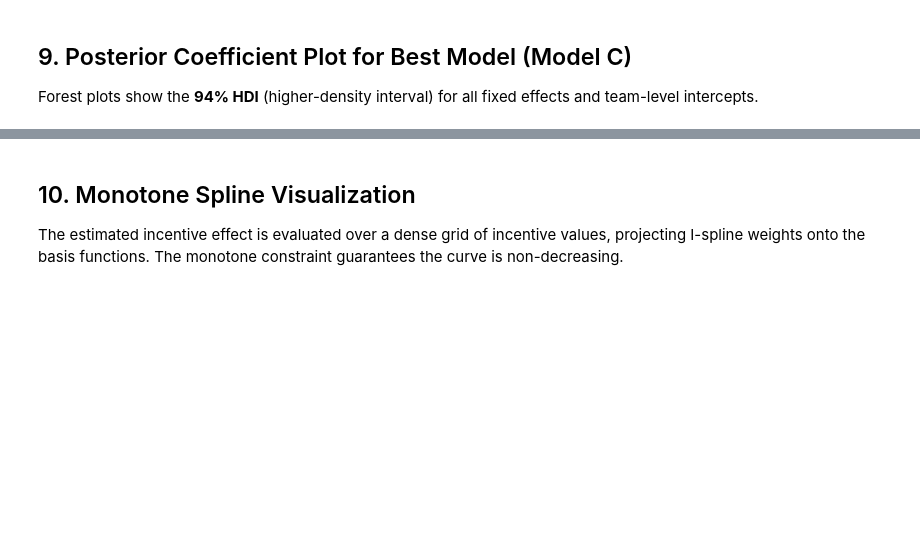
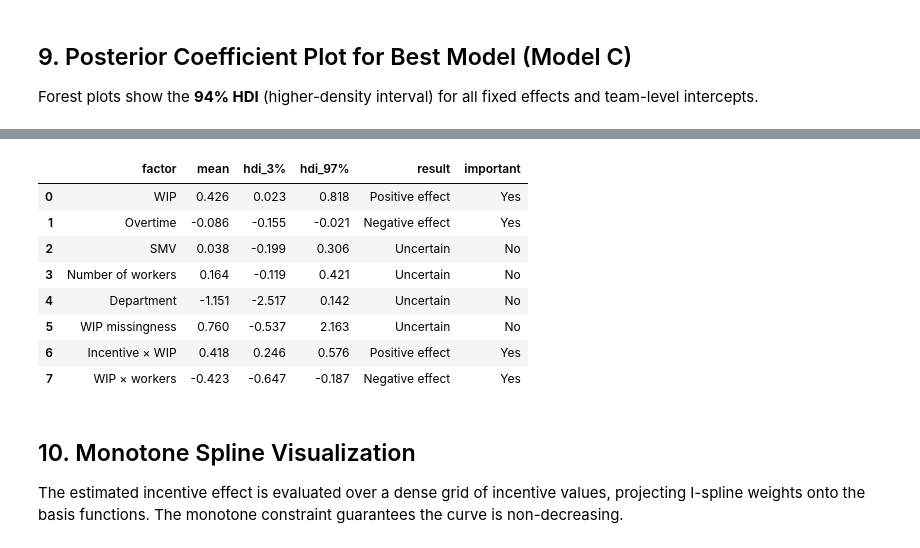
Before and after one commit to dakshini01/ProdFusion, a Jupyter notebook: codes/02_bayesian_beta_model.ipynb, the cells around one changed output, grey strips where cells are left out. Drawn from its saved outputs; the diff is of its cells as text; code cells hidden in the pictures; blank space fills up the shorter version.

```diff
--- a/codes/02_bayesian_beta_model.ipynb
+++ b/codes/02_bayesian_beta_model.ipynb
@@ -664,0 +1023,72 @@ Variables used in forest plot:
+# %%
+# Simple important-factor summary for Model C
+
+import numpy as np
+import arviz as az
+from IPython.display import display
+
+name_map = {
+    "b_inc": "Incentive",
+    "b_wip": "WIP",
+    "b_ot": "Overtime",
+    "b_smv": "SMV",
+    "b_nw": "Number of workers",
+    "b_tp": "Targeted productivity",
+    "b_dept": "Department",
+    "b_wm": "WIP missingness",
+    "b_ix_inc_wip": "Incentive × WIP",
+    "b_ix_wip_nw": "WIP × workers",
+
+    # old variable names
+    "b_wip_miss": "WIP missingness",
+    "b_inc_wip": "Incentive × WIP",
+    "b_wip_nw": "WIP × workers"
+}
+
+available_vars = [
+    v for v in name_map
+    if v in idata_C.posterior.data_vars
+]
+
+summary = az.summary(
+    idata_C,
+    var_names=available_vars,
+    hdi_prob=0.94
+).reset_index()
+
+summary = summary.rename(columns={"index": "parameter"})
+
+# Add understandable names
+summary["factor"] = summary["parameter"].map(name_map)
+
+# Identify important factors
+summary["result"] = np.where(
+    summary["hdi_3%"] > 0,
+    "Positive effect",
+    np.where(
+        summary["hdi_97%"] < 0,
+        "Negative effect",
+        "Uncertain"
+    )
+)
+
+summary["important"] = np.where(
+    (summary["hdi_3%"] > 0) | (summary["hdi_97%"] < 0),
+    "Yes",
+    "No"
+)
+
+simple_table = summary[
+    [
+        "factor",
+        "mean",
+        "hdi_3%",
+        "hdi_97%",
+        "result",
+        "important"
+    ]
+]
+
+print("Model C factor results")
+display(simple_table)
+# %% [output]
@@ -665,3 +1096,12 @@ Variables used in forest plot:
+|  | factor | mean | hdi_3% | hdi_97% | result | important |
+| 0 | WIP | 0.426 | 0.023 | 0.818 | Positive effect | Yes |
+| 1 | Overtime | -0.086 | -0.155 | -0.021 | Negative effect | Yes |
+| 2 | SMV | 0.038 | -0.199 | 0.306 | Uncertain | No |
+| 3 | Number of workers | 0.164 | -0.119 | 0.421 | Uncertain | No |
+| 4 | Department | -1.151 | -2.517 | 0.142 | Uncertain | No |
+| 5 | WIP missingness | 0.760 | -0.537 | 2.163 | Uncertain | No |
+| 6 | Incentive × WIP | 0.418 | 0.246 | 0.576 | Positive effect | Yes |
+| 7 | WIP × workers | -0.423 | -0.647 | -0.187 | Negative effect | Yes |
 # %% [markdown]
 ## 10. Monotone Spline Visualization
 
```
Also changed, not shown: parts of 19 cells of this notebook.
